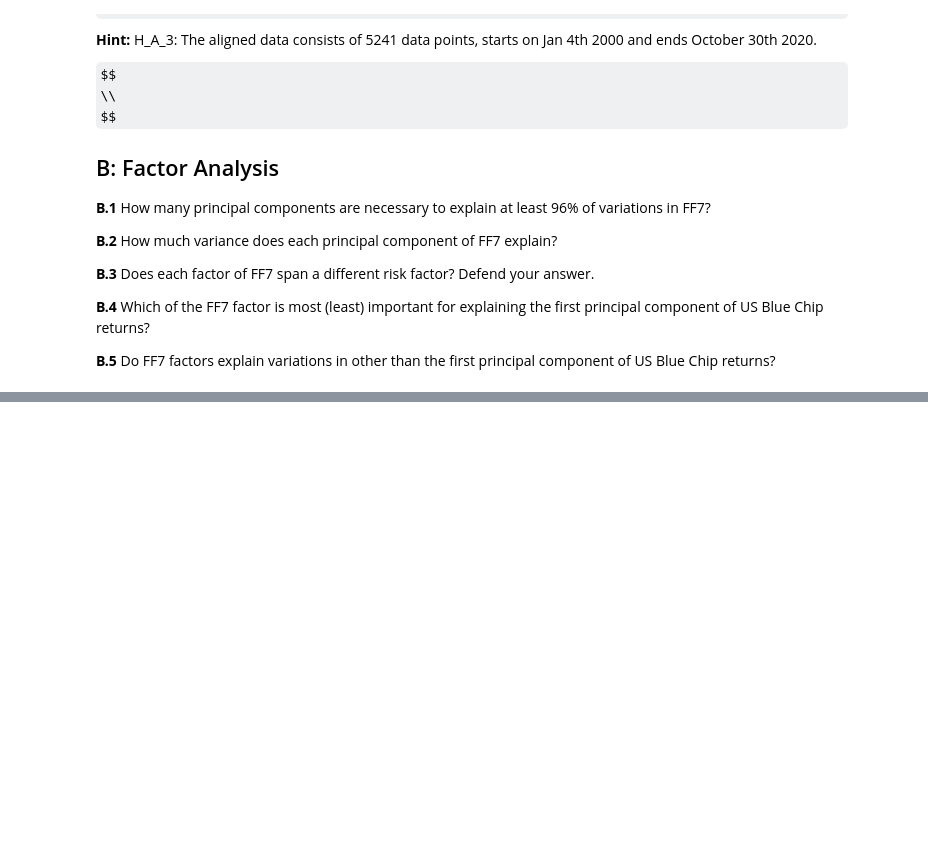
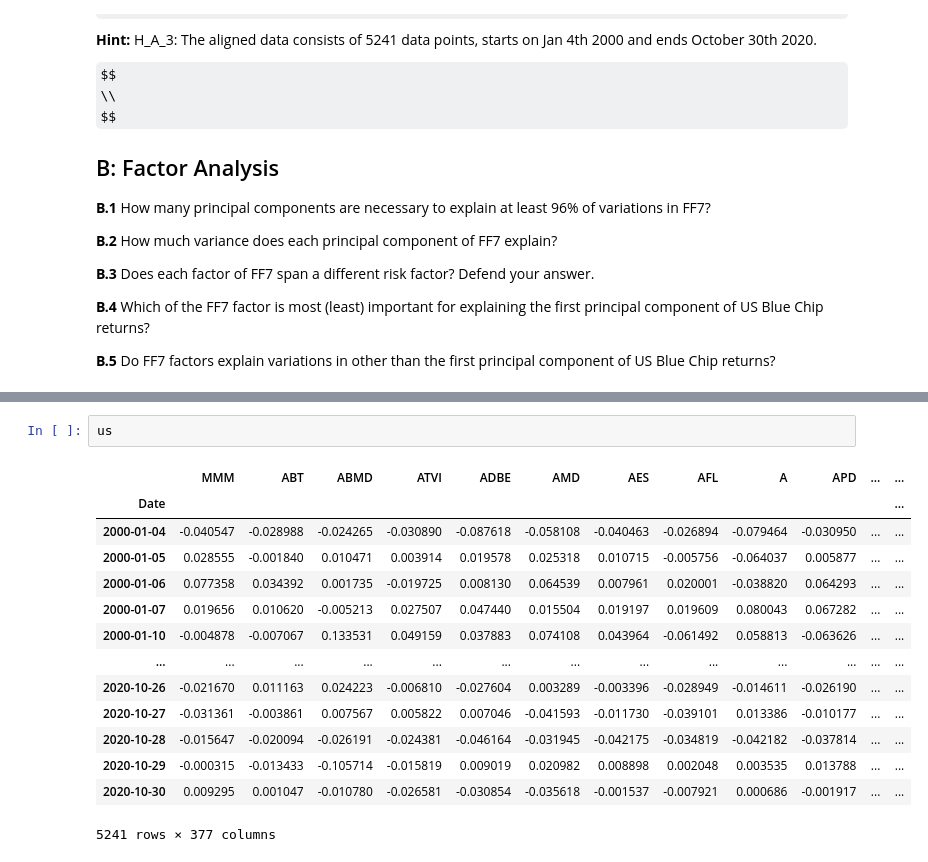
Before and after one commit to Alex-Vasilache/CRAM_WS20, a Jupyter notebook: Second run/Nr_5_LinearFactorModels_InformationContent/Task_FF7_vs_PCr.ipynb, the cells around one changed output, grey strips where cells are left out. Drawn from its saved outputs; the diff is of its cells as text; some formulas as TeX source; blank space fills up the shorter version.

```diff
--- a/Second run/Nr_5_LinearFactorModels_InformationContent/Task_FF7_vs_PCr.ipynb
+++ b/Second run/Nr_5_LinearFactorModels_InformationContent/Task_FF7_vs_PCr.ipynb
@@ -195,0 +216,17 @@ $$
+# %%
+us
+# %% [output]
+|  | MMM | ABT | ABMD | ATVI | ADBE | AMD | AES | AFL | A | APD | ... | ... |
+| Date |  |  |  |  |  |  |  |  |  |  |  | ... |
+| 2000-01-04 | -0.040547 | -0.028988 | -0.024265 | -0.030890 | -0.087618 | -0.058108 | -0.040463 | -0.026894 | -0.079464 | -0.030950 | ... | ... |
+| 2000-01-05 | 0.028555 | -0.001840 | 0.010471 | 0.003914 | 0.019578 | 0.025318 | 0.010715 | -0.005756 | -0.064037 | 0.005877 | ... | ... |
+| 2000-01-06 | 0.077358 | 0.034392 | 0.001735 | -0.019725 | 0.008130 | 0.064539 | 0.007961 | 0.020001 | -0.038820 | 0.064293 | ... | ... |
+| 2000-01-07 | 0.019656 | 0.010620 | -0.005213 | 0.027507 | 0.047440 | 0.015504 | 0.019197 | 0.019609 | 0.080043 | 0.067282 | ... | ... |
+| 2000-01-10 | -0.004878 | -0.007067 | 0.133531 | 0.049159 | 0.037883 | 0.074108 | 0.043964 | -0.061492 | 0.058813 | -0.063626 | ... | ... |
+| ... | ... | ... | ... | ... | ... | ... | ... | ... | ... | ... | ... | ... |
+| 2020-10-26 | -0.021670 | 0.011163 | 0.024223 | -0.006810 | -0.027604 | 0.003289 | -0.003396 | -0.028949 | -0.014611 | -0.026190 | ... | ... |
+| 2020-10-27 | -0.031361 | -0.003861 | 0.007567 | 0.005822 | 0.007046 | -0.041593 | -0.011730 | -0.039101 | 0.013386 | -0.010177 | ... | ... |
+| 2020-10-28 | -0.015647 | -0.020094 | -0.026191 | -0.024381 | -0.046164 | -0.031945 | -0.042175 | -0.034819 | -0.042182 | -0.037814 | ... | ... |
+| 2020-10-29 | -0.000315 | -0.013433 | -0.105714 | -0.015819 | 0.009019 | 0.020982 | 0.008898 | 0.002048 | 0.003535 | 0.013788 | ... | ... |
+| 2020-10-30 | 0.009295 | 0.001047 | -0.010780 | -0.026581 | -0.030854 | -0.035618 | -0.001537 | -0.007921 | 0.000686 | -0.001917 | ... | ... |
+5241 rows × 377 columns
```
Also changed, not shown: parts of 14 cells of this notebook, 1 other file.
